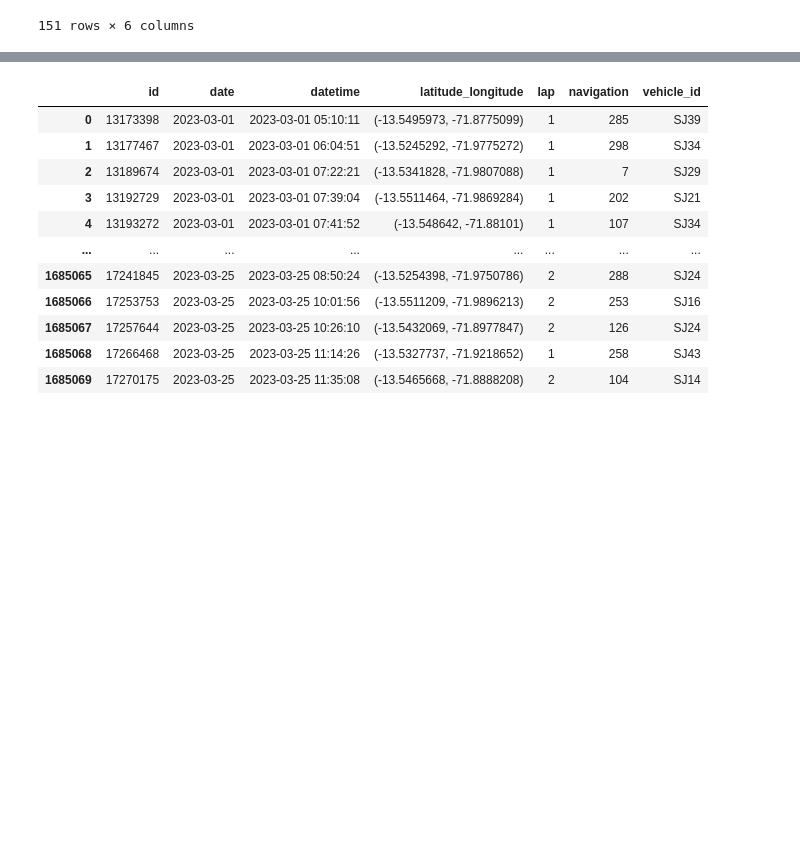
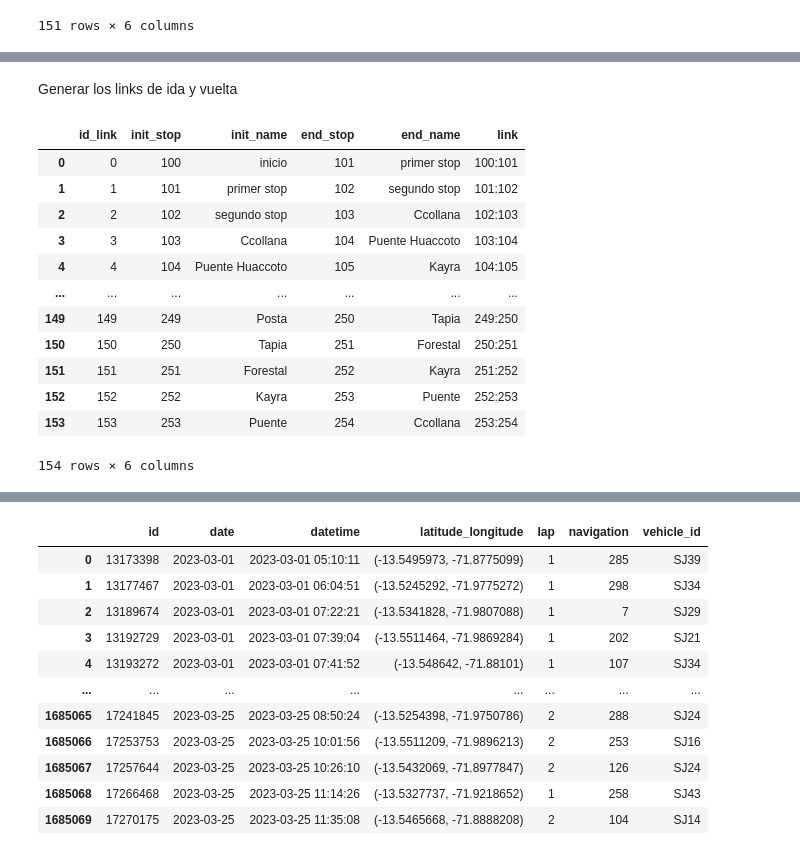
Before and after one commit to etson32/TravelTimePrediction-Cusco, a Jupyter notebook: code/1-generar_dataset.ipynb, the cells around one changed output, grey strips where cells are left out. Cells and saved outputs as stored; diff of their text form; code cells hidden in the pictures; blank space fills up the shorter version.

```diff
--- a/code/1-generar_dataset.ipynb
+++ b/code/1-generar_dataset.ipynb
@@ -74,0 +79,14 @@ busstop_df
+# %%
+# leer dataset busstop
+busstopdf = pd.read_csv('../data/busstop_radio0.csv')
+
+# diseño del df: creacion de latitude_longitude
+busstopdf['latitude_longitude'] = busstopdf.apply(lambda row: (row['latitude'], row['longitude']), axis=1)
+busstopdf.drop(columns=['number', 'latitude', 'longitude'], inplace=True)
+
+# para fines practicos modificamos el id = index para mejor lectura
+busstopdf['id'] = [f'{i+100}' for i in busstopdf.index]
+
+# mostrar info y elementos
+print(busstopdf.info())
+busstopdf
@@ -74,0 +119,33 @@ busstop_df
+# %% [markdown]
+Generar los links de ida y vuelta
+# %%
+# creamos dataframe links y renombramos columnas
+tmp1 = busstopdf[['id','name']].head(busstopdf.shape[0]-1).reset_index(drop=True)
+# tmp1.rename(columns={'id':'ini_id', 'name':'ini_name'}, inplace=True)
+tmp1.rename(columns={'id':'init_stop', 'name':'init_name'}, inplace=True)
+
+tmp2 = busstopdf[['id','name']].tail(busstopdf.shape[0]-1).reset_index(drop=True)
+# tmp2.rename(columns={'id':'end_id', 'name':'end_name'}, inplace=True)
+tmp2.rename(columns={'id':'end_stop', 'name':'end_name'}, inplace=True)
+linksdf = pd.concat([tmp1, tmp2], axis=1)
+
+# creamos la columnas link
+# linksdf['link'] = linksdf.apply(lambda row: f"{row['ini_id']}:{row['end_id']}", axis=1)
+linksdf['link'] = linksdf.apply(lambda row: f"{row['init_stop']}:{row['end_stop']}", axis=1)
+linksdf['id_link'] = linksdf.index
+linksdf.insert(0, 'id_link', linksdf.pop('id_link'))
+linksdf
+# %% [output]
+|  | id_link | init_stop | init_name | end_stop | end_name | link |
+| 0 | 0 | 100 | inicio | 101 | primer stop | 100:101 |
+| 1 | 1 | 101 | primer stop | 102 | segundo stop | 101:102 |
+| 2 | 2 | 102 | segundo stop | 103 | Ccollana | 102:103 |
+| 3 | 3 | 103 | Ccollana | 104 | Puente Huaccoto | 103:104 |
+| 4 | 4 | 104 | Puente Huaccoto | 105 | Kayra | 104:105 |
+| ... | ... | ... | ... | ... | ... | ... |
+| 149 | 149 | 249 | Posta | 250 | Tapia | 249:250 |
+| 150 | 150 | 250 | Tapia | 251 | Forestal | 250:251 |
+| 151 | 151 | 251 | Forestal | 252 | Kayra | 251:252 |
+| 152 | 152 | 252 | Kayra | 253 | Puente | 252:253 |
+| 153 | 153 | 253 | Puente | 254 | Ccollana | 253:254 |
+154 rows × 6 columns
```
Also changed, not shown: parts of 17 cells of this notebook, 2 other files.
